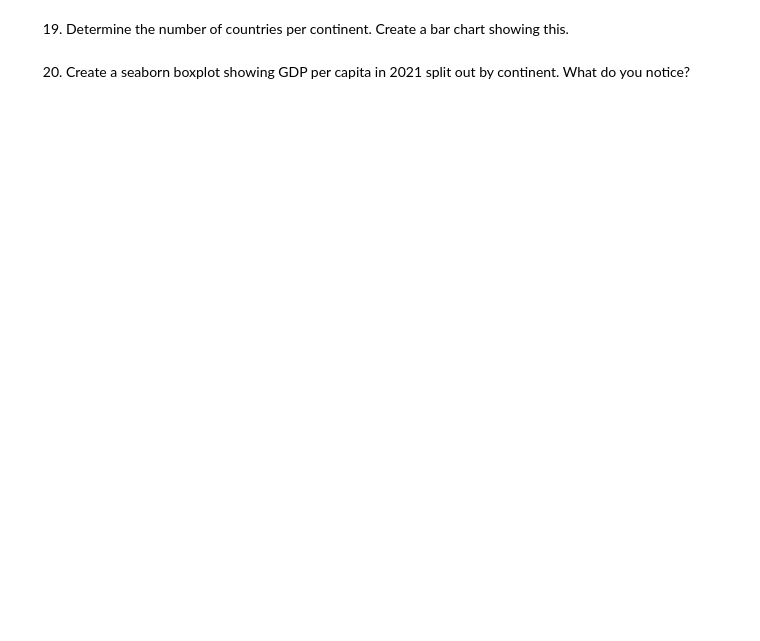
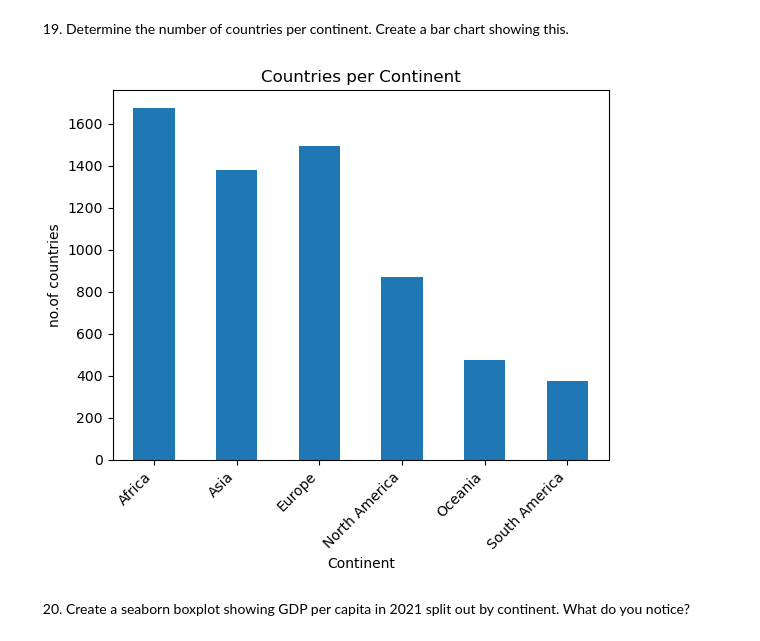
Before and after one commit to nss-data-science-cohort-9/un-exploration-ADoddala, a Jupyter notebook: notebooks/UN_Data_percapita.ipynb, the cells around one changed output. Saved outputs shown, nothing was run; the diff lists cells and outputs as text; code cells hidden in the pictures; blank space fills up the shorter version.

```diff
--- a/notebooks/UN_Data_percapita.ipynb
+++ b/notebooks/UN_Data_percapita.ipynb
@@ -199 +298,4 @@ gdp_pivoted["Percent_Change"] = gdp_pivoted.
 17. Read in continents.csv contained in the `data` folder into a new dataframe called `continents`. We will be using this dataframe to add a new column to our dataset.
+# %%
+continents = pd.read_csv("../data/continents.csv")
+continents
@@ -200,2 +316,5 @@ gdp_pivoted["Percent_Change"] = gdp_pivoted.
 # %% [markdown]
 18. Merge gdp_df and continents. Keep only the countries that appear in both data frames. Save the result back to gdp_df.
+# %%
+gdp_df = pd.merge(gdp_df,continents, on = "Country", how ="inner")
+gdp_df
@@ -202,4 +335,11 @@ gdp_pivoted["Percent_Change"] = gdp_pivoted.
 # %% [markdown]
 19. Determine the number of countries per continent. Create a bar chart showing this.
+# %%
+countries_per_continent = gdp_df.groupby("Continent")["Country"].count()
+countries_per_continent.plot(kind ="bar", ylabel ="no.of countries", title = "Countries per Continent")
+plt.xticks(rotation=45, ha='right')
+plt.show();
+# %% [output]
+[figure, added]
 # %% [markdown]
 20. Create a seaborn boxplot showing GDP per capita in 2021 split out by continent. What do you notice?
```
Also changed, not shown: parts of 14 cells of this notebook.
